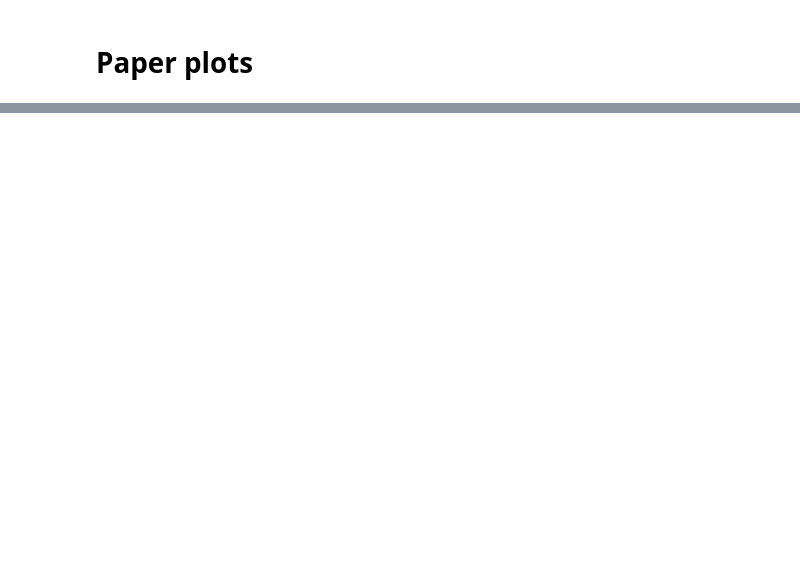
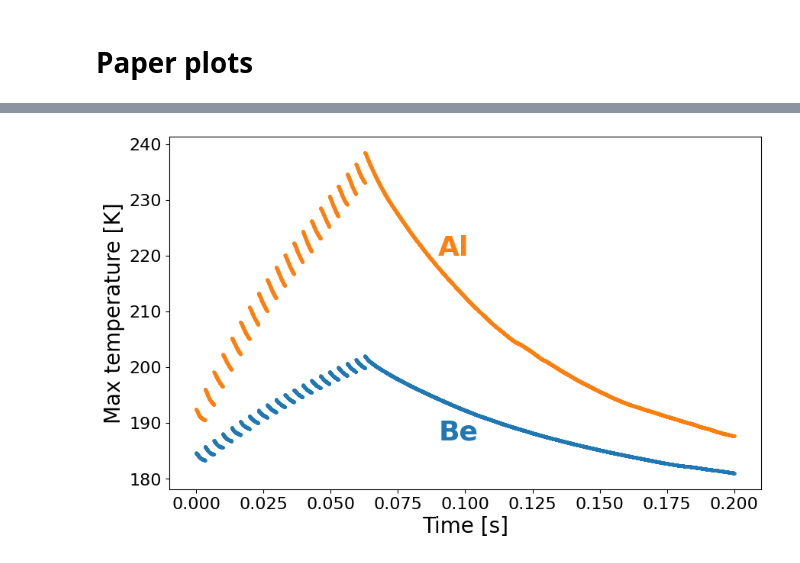
Before and after one commit to MaxVarverakis/G4Bl-LXeSims, a Jupyter notebook: analysis/silviu_plots.ipynb, the cells around one changed output, grey strips where cells are left out. Drawn from its saved outputs; the diff is of its cells as text; code cells hidden in the pictures; blank space fills up the shorter version.

```diff
--- a/analysis/silviu_plots.ipynb
+++ b/analysis/silviu_plots.ipynb
@@ -280,0 +356,43 @@ plt.show()
+# %%
+var = "tmax-winout"
+
+icut = 3934
+bo = 13
+so = 19178+5
+end = 60000 - 60
+io = 4000
+
+plt.close()
+plt.figure(figsize=(10,6))
+
+plt.scatter(Al_time_shifted[:io], Al[var][icut+so:icut+io+so], c='tab:orange', label="Al", s=5)
+plt.scatter(Be_time_shifted[:io], Be[var][icut+bo:icut+io+bo], c='tab:blue', label="Be", s=5)
+
+plt.xlabel("Time [s]", fontsize=fs)
+plt.ylabel("Max temperature [K]", fontsize=fs)
+# plt.xlim(left=0.0, right=Al_time_shifted[Al_offsets[1]])
+
+# plt.legend(ncols=2, loc="upper right")
+fd = {"fontsize": 26, "weight": "bold"}
+plt.text(x=0.09, y=220, s="Al", fontdict=fd, color="tab:orange")
+plt.text(x=0.09, y=187, s="Be", fontdict=fd, color="tab:blue")
+
+# plt.axvline(Be_time_shifted[3900], 0, 1, c='k', ls='--')
+# plt.axvline(Be_time_shifted[3950], 0, 1, c='k', ls='--')
+
+# plt.scatter(Al_time_shifted[3933], Al[var][3933+so], c='r', s=50)
+# plt.scatter(Be_time_shifted[3933], Be[var][3933+bo], c='r', s=50)
+
+idx = 1
+# plt.scatter(Al_time_shifted[4000-idx], Al[var][icut+so+4000-idx], c='k', s=5)
+
+n=0.2 # 0.15
+# plt.xlim(-0.05+n,0.2+n)
+# plt.xlim(-0.01+n,0.02+n)
+# plt.xlim(Be_time_shifted[3925]-0.01,Be_time_shifted[3925]+0.02)
+
+# plt.savefig(f"/Users/max/SLAC Fall 2024/LXeSims/Figures/{var}_trimmed.pdf", dpi=500, bbox_inches="tight")
+
+plt.show()
+# %% [output]
+[figure, added]
```
Also changed, not shown: parts of 26 cells of this notebook, 1 other file.
